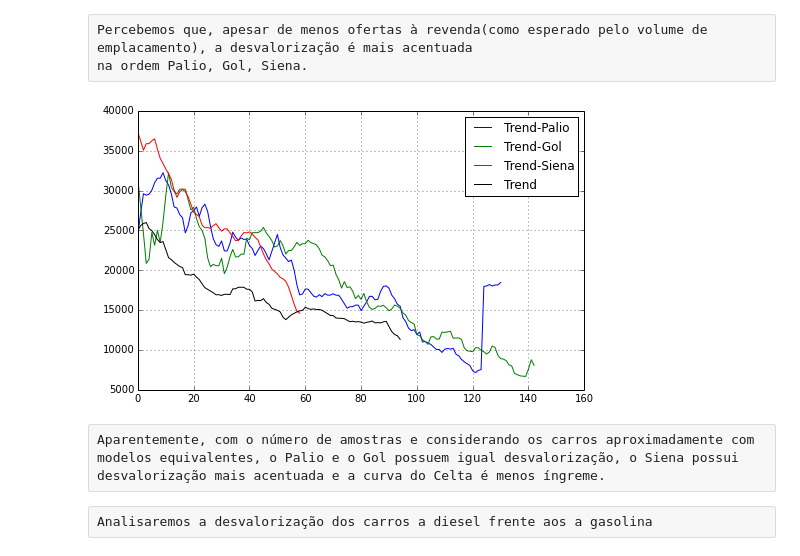
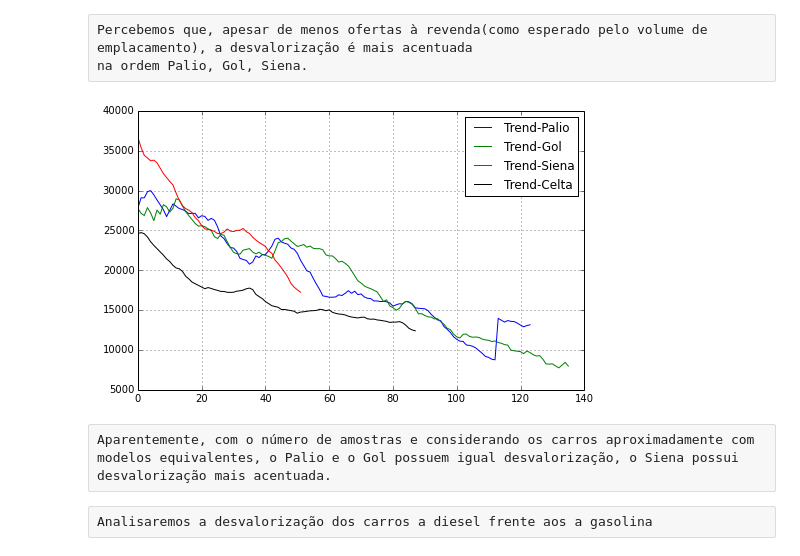
Before and after one commit to marciomacielbastos/analiseVeiculos, a Jupyter notebook: Trabalho Final.ipynb, the cells around one changed output. Drawn from its saved outputs; the diff is of its cells as text; code cells hidden in the pictures.

```diff
--- a/Trabalho Final.ipynb
+++ b/Trabalho Final.ipynb
@@ -477,17 +494,17 @@ Percebemos que, apesar de menos ofertas à revenda(como esperado pelo volume de
 na ordem Palio, Gol, Siena.
 # %%
 plt.figure(figsize=(8,5))
-plt.plot(pl.movavg(Palio.Valor,8),color='blue',label='Trend-Palio')
-plt.plot(pl.movavg(Gol.Valor,8),color='green',label='Trend-Gol')
-plt.plot(pl.movavg(Siena.Valor,8),color='red',label='Trend-Siena')
-plt.plot(pl.movavg(Celta.Valor,8),color='black',label='Trend')
+plt.plot(pl.movavg(Palio.Valor,15),color='blue',label='Trend-Palio')
+plt.plot(pl.movavg(Gol.Valor,15),color='green',label='Trend-Gol')
+plt.plot(pl.movavg(Siena.Valor,15),color='red',label='Trend-Siena')
+plt.plot(pl.movavg(Celta.Valor,15),color='black',label='Trend-Celta')
 plt.legend()
 plt.grid()
 plt.show()
 # %% [output]
-[figure, old version]
+[figure, new version]
 # %% [raw]
-Aparentemente, com o número de amostras e considerando os carros aproximadamente com modelos equivalentes, o Palio e o Gol possuem igual desvalorização, o Siena possui desvalorização mais acentuada e a curva do Celta é menos íngreme.
+Aparentemente, com o número de amostras e considerando os carros aproximadamente com modelos equivalentes, o Palio e o Gol possuem igual desvalorização, o Siena possui desvalorização mais acentuada.
 # %% [raw]
 Analisaremos a desvalorização dos carros a diesel frente aos a gasolina
 # %%
```
Also changed, not shown: parts of 11 cells of this notebook.
